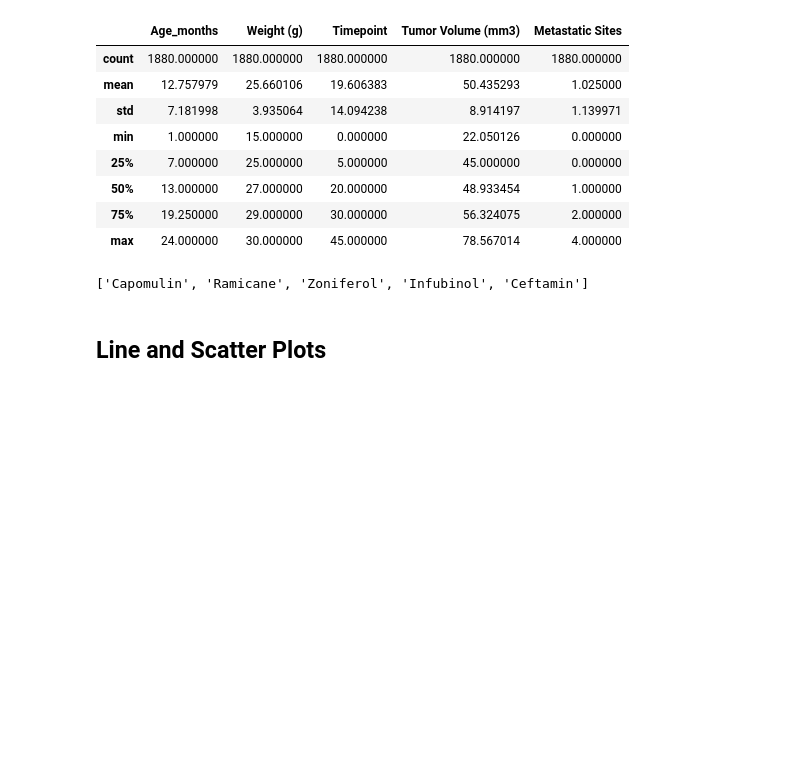
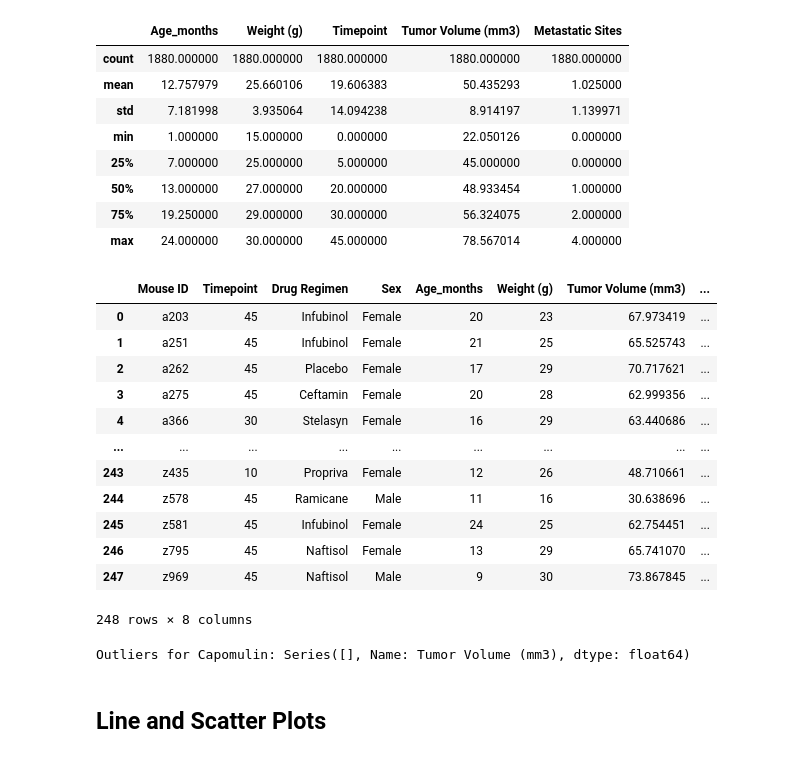
Before and after one commit to ethomps33/MatplotlibHW_ThePowerOfPlots, a Jupyter notebook: Pymaceuticals/pymaceuticals_starter.ipynb, the cells around one changed output. Drawn from its saved outputs; the diff is of its cells as text; code cells hidden in the pictures; blank space fills up the shorter version.

Commit message:
Revamping the boxplot code. Remerged the tables and starting the loop

```diff
--- a/Pymaceuticals/pymaceuticals_starter.ipynb
+++ b/Pymaceuticals/pymaceuticals_starter.ipynb
@@ -161,27 +159,58 @@ clean_mice.describe()
 # %%
 # Calculate the final tumor volume of each mouse across four of the treatment regimens:
 # Capomulin, Ramicane, Infubinol, and Ceftamin
 
 # Start by getting the last (greatest) timepoint for each mouse
-clean_mice_new = clean_mice.drop_duplicates('Mouse ID', keep="last")
+max_times = clean_mice.groupby('Mouse ID',as_index=False)['Timepoint'].max() #.rename(columns={'Timepoint': 'max_timepoint'})
+merged_clean_mice = max_times.merge(clean_mice)
+merged_clean_mice
 # Merge this group df with the original dataframe to get the tumor volume at the last timepoint
-merged_clean_mice = clean_mice_new.merge(clean_mice)
-#clean_mice_reg = clean_mice_new.loc[clean_mice['Drug Regimen']=='Capomulin', 'Ramicane', 'Infubinol', 'Ceftamin']
-#clean_mice_reg.head(5)
+#merged_clean_mice['Last (greatest) Timepoint'] = merged_clean_mice['max_timepoint']-merged_clean_mice['Timepoint']
+#merged_clean_mice
+# %% [output]
+|  | Mouse ID | Timepoint | Drug Regimen | Sex | Age_months | Weight (g) | Tumor Volume (mm3) | ... |
+| 0 | a203 | 45 | Infubinol | Female | 20 | 23 | 67.973419 | ... |
+| 1 | a251 | 45 | Infubinol | Female | 21 | 25 | 65.525743 | ... |
+| 2 | a262 | 45 | Placebo | Female | 17 | 29 | 70.717621 | ... |
+| 3 | a275 | 45 | Ceftamin | Female | 20 | 28 | 62.999356 | ... |
+| 4 | a366 | 30 | Stelasyn | Female | 16 | 29 | 63.440686 | ... |
+| ... | ... | ... | ... | ... | ... | ... | ... | ... |
+| 243 | z435 | 10 | Propriva | Female | 12 | 26 | 48.710661 | ... |
+| 244 | z578 | 45 | Ramicane | Male | 11 | 16 | 30.638696 | ... |
+| 245 | z581 | 45 | Infubinol | Female | 24 | 25 | 62.754451 | ... |
+| 246 | z795 | 45 | Naftisol | Female | 13 | 29 | 65.741070 | ... |
+| 247 | z969 | 45 | Naftisol | Male | 9 | 30 | 73.867845 | ... |
+248 rows × 8 columns
+# %%
+#drugs=['Capomulin', 'Ramicane', 'Infubinol', 'Ceftamin']
+#for drug in drug:
+drug = 'Capomulin'
+tmp=merged_clean_mice.loc[merged_clean_mice['Drug Regimen']==drug, 'Tumor Volume (mm3)']
+quartiles=tmp.quantile([.25,.5,.75])
+lower_q = quartiles[.25]
+upper_q = quartiles[.75]
+iqr = upper_q-lower_q
+
+upper_outlier=upper_q+(1.5*iqr)
+lower_outlier=lower_q-(1.5*iqr)
+outliers = tmp.loc[(tmp>upper_outlier) | (tmp<lower_outlier)]
+print(f'Outliers for {drug}: {outliers}')
+# %% [output]
+Outliers for Capomulin: Series([], Name: Tumor Volume (mm3), dtype: float64)
 # %%
 # Put treatments into a list for for loop (and later for plot labels)
-drug_reg_list = [drug_reg[0], drug_reg[1], drug_reg[4], drug_reg[7], drug_reg[8]]
-drug_reg_list
+#drug_reg_list = [drug_reg[0], drug_reg[1], drug_reg[4], drug_reg[7], drug_reg[8]]
+
 
 # Create empty list to fill with tumor vol data (for plotting)
-final_vol=[]
+#final_vol=[]
 
 # Calculate the IQR and quantitatively determine if there are any potential outliers.
-for drug in merged_clean_mice:
-    target_url = base_url + show
-    response = requests.get(target_url).json()
-    titles.append(response[0]['show']['name'])
-    ratings.append(response[0]['show']['rating']['average'])
+#for drug in drug_reg_list:
+ #   target_url = base_url + show
+  #  response = requests.get(target_url).json()
+   # titles.append(response[0]['show']['name'])
+    #ratings.append(response[0]['show']['rating']['average'])
 
     # Locate the rows which contain mice on each drug and get the tumor volumes
 
@@ -190,8 +219,6 @@ for drug in merged_clean_mice:
 
 
     # Determine outliers using upper and lower bounds
-# %% [output]
-['Capomulin', 'Ramicane', 'Zoniferol', 'Infubinol', 'Ceftamin']
 # %%
 # Generate a box plot of the final tumor volume of each mouse across four regimens of interest
 # %% [markdown]
```
Also changed, not shown: parts of 4 cells of this notebook.
